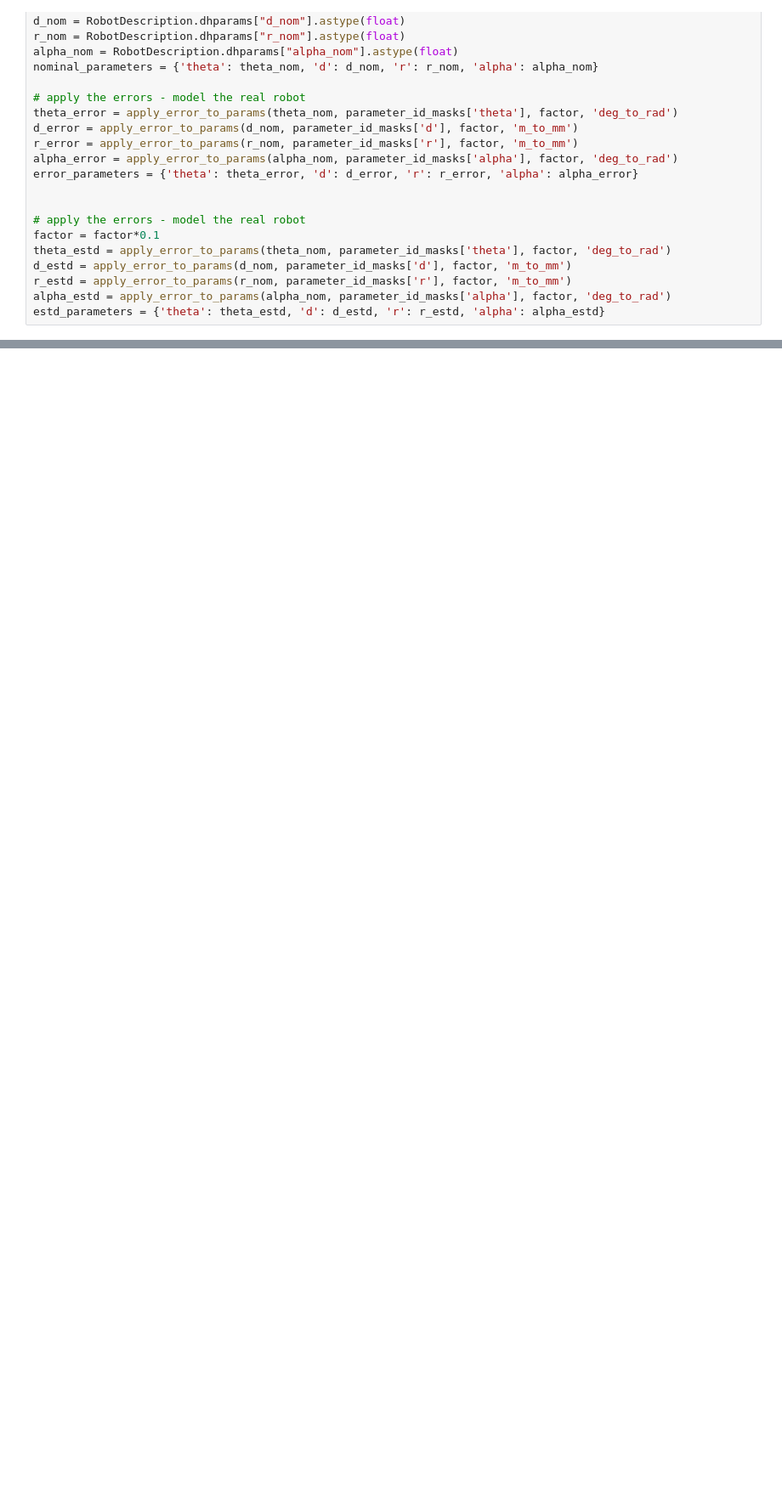
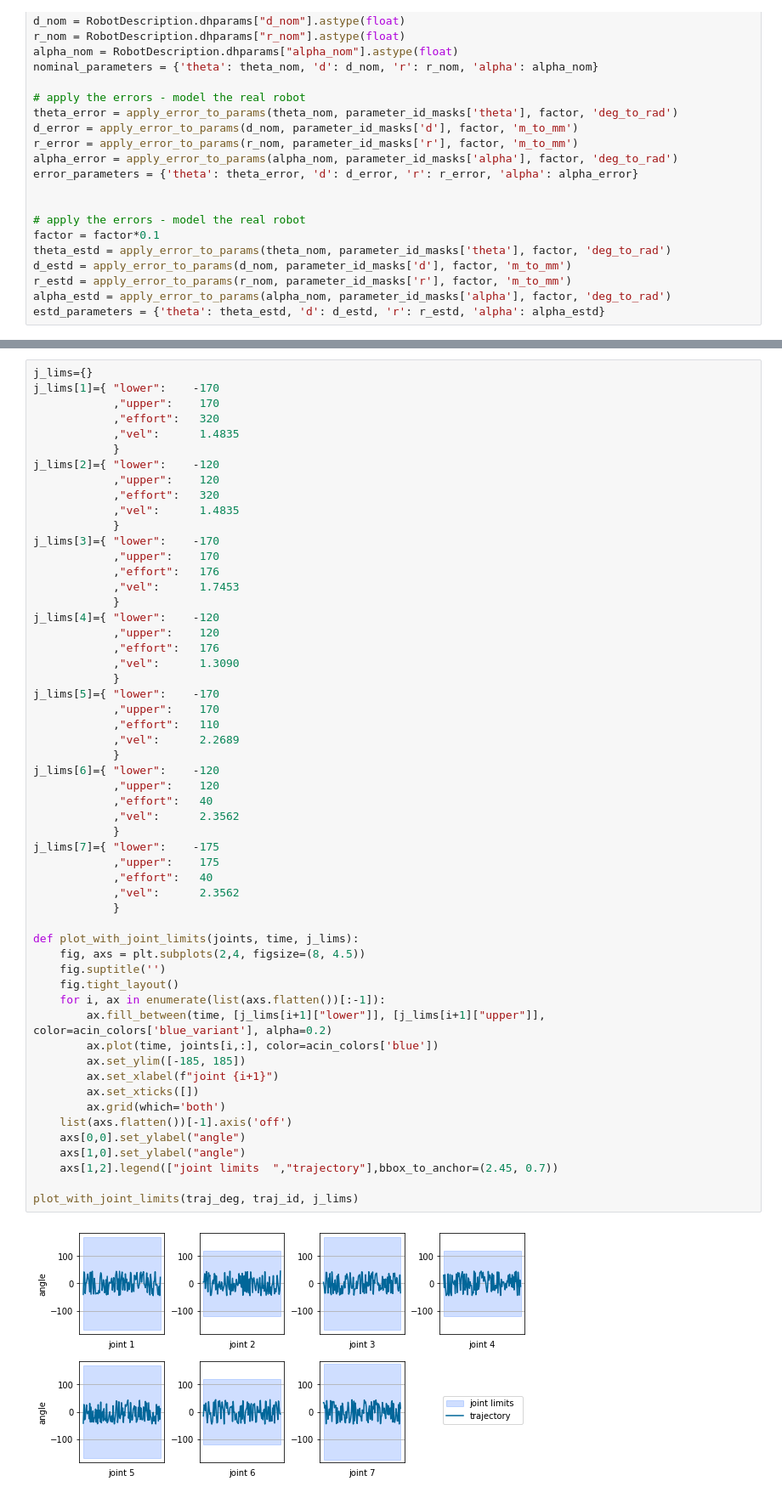
Before and after one commit to arminwessel/kident2, a Jupyter notebook: src/create_plots_playground.ipynb, the cells around one changed output, grey strips where cells are left out. Shown: that part at 85% size. Saved outputs shown, nothing was run; the diff lists cells and outputs as text; blank space fills up the shorter version.

```diff
--- a/src/create_plots_playground.ipynb
+++ b/src/create_plots_playground.ipynb
@@ -256,0 +209,57 @@ plot_with_joint_limits(traj_deg, traj_id)
+# %%
+j_lims={}
+j_lims[1]={ "lower":    -170
+            ,"upper":    170
+            ,"effort":   320
+            ,"vel":      1.4835
+            }
+j_lims[2]={ "lower":    -120
+            ,"upper":    120
+            ,"effort":   320
+            ,"vel":      1.4835
+            }
+j_lims[3]={ "lower":    -170
+            ,"upper":    170
+            ,"effort":   176
+            ,"vel":      1.7453
+            }
+j_lims[4]={ "lower":    -120
+            ,"upper":    120
+            ,"effort":   176
+            ,"vel":      1.3090
+            }
+j_lims[5]={ "lower":    -170
+            ,"upper":    170
+            ,"effort":   110
+            ,"vel":      2.2689
+            }
+j_lims[6]={ "lower":    -120
+            ,"upper":    120
+            ,"effort":   40
+            ,"vel":      2.3562
+            }
+j_lims[7]={ "lower":    -175
+            ,"upper":    175
+            ,"effort":   40
+            ,"vel":      2.3562
+            }
+
+def plot_with_joint_limits(joints, time, j_lims):
+    fig, axs = plt.subplots(2,4, figsize=(8, 4.5))
+    fig.suptitle('')
+    fig.tight_layout()
+    for i, ax in enumerate(list(axs.flatten())[:-1]):
+        ax.fill_between(time, [j_lims[i+1]["lower"]], [j_lims[i+1]["upper"]], color=acin_colors['blue_variant'], alpha=0.2)
+        ax.plot(time, joints[i,:], color=acin_colors['blue'])
+        ax.set_ylim([-185, 185])
+        ax.set_xlabel(f"joint {i+1}")
+        ax.set_xticks([])
+        ax.grid(which='both')
+    list(axs.flatten())[-1].axis('off')
+    axs[0,0].set_ylabel("angle")
+    axs[1,0].set_ylabel("angle")
+    axs[1,2].legend(["joint limits  ","trajectory"],bbox_to_anchor=(2.45, 0.7))
+
+plot_with_joint_limits(traj_deg, traj_id, j_lims)
+# %% [output]
+[figure, added]
```
Also changed, not shown: parts of 9 cells of this notebook, 5 other files.
